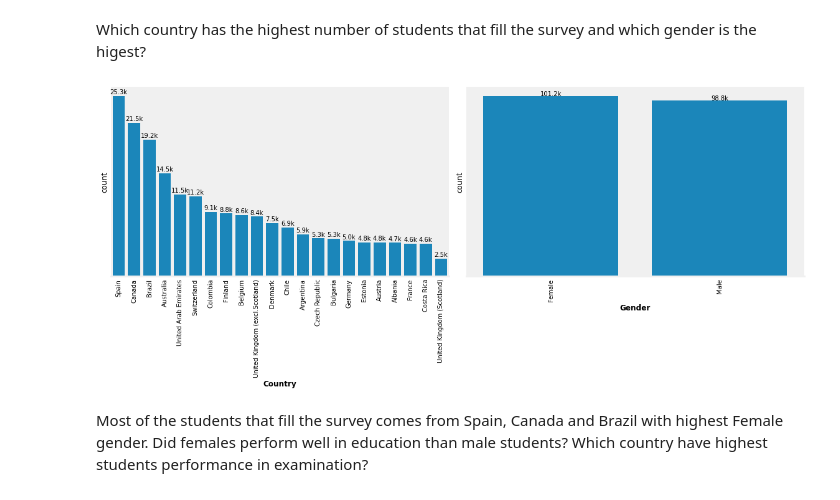
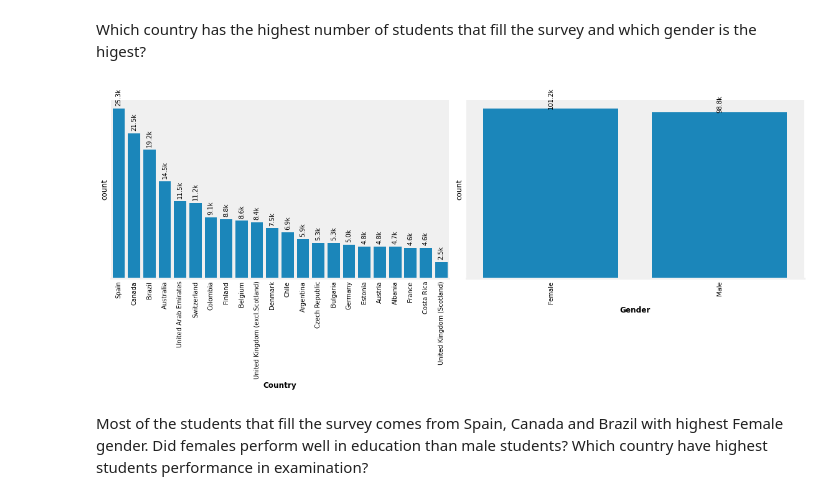
Before and after one commit to comsavvy/Students-Performance-Evaluation, a Jupyter notebook: Part_I_exploration_template.ipynb, the cells around one changed output. Drawn from its saved outputs; the diff is of its cells as text; code cells hidden in the pictures.

```diff
--- a/Part_I_exploration_template.ipynb
+++ b/Part_I_exploration_template.ipynb
@@ -496,7 +496,8 @@ Which country has the highest number of students that fill the survey and which
 # %%
 from typing import Iterable
 
-def count_dplot(cols: Iterable, plottype: sb=sb.countplot, nrows: int=1, ncols=2, usex: bool=True, figsize: tuple=(16, 7)):
+def count_dplot(cols: Iterable, plottype: sb=sb.countplot, nrows: int=1, ncols=2, usex: bool=True,
+                 figsize: tuple=(16, 7), annotr=0, tick_angle=90):
     """
         This function will plot the number of occurences in the given columns using count chart and annotate each bar
         using k to represent thousand.
@@ -504,27 +505,30 @@ def count_dplot(cols: Iterable, plottype: sb=sb.countplot, nrows: int=1, ncols=2
         usex is default to True, this is to show vertically or horizontally.
     """
     base_color = sb.color_palette()[0]
-    plt.figure(figsize=figsize)
+    fig, ax = plt.subplots(figsize=figsize)
     if usex:
         for i, x in enumerate(cols, 1):
             countv = pisa_df[x].value_counts()
             plt.subplot(nrows, ncols, i) #
             g = plottype(data=pisa_df, x=x, color=base_color, order=countv.index) # Plotting
             plt.xlabel(g.get_xlabel().replace("_", " ").title(), fontweight='bold') # Capitalize and bold the xlabel
-            locs, labels = plt.xticks(rotation=90) # Rotate xticks
+            locs, labels = plt.xticks(rotation=tick_angle) # Rotate xticks
             for loc, label in zip(locs, labels):
                 count = countv[label.get_text()] # Getting the count of each label
-                plt.text(loc, count+300, f'{round(count/1000, 1)}k', ha='center', color='black') # Annotating each bar with their count
+                plt.text(loc, count+6e2, f'{round(count/1000, 1)}k',
+                         ha='center', color='black', rotation=annotr) # Annotating each bar with their count
             g.set_yticks([])
             for i in ('right', 'left', 'top'):
                 g.spines[i].set_visible(False) # Turn off the chosen spines
         plt.tight_layout() # To avoid subplot overlapping
     else:
-        plottype(data=pisa_df, y=cols, color=base_color)
+        g = plottype(data=pisa_df, y=cols, color=base_color, ax=ax)
+        ax.bar_label(ax.containers[0], label_type='edge', rotation=annotr)
+        ax.spines['botton'].set_visible(False)
 # %%
-count_dplot(['country', 'gender'])
+count_dplot(['country', 'gender'], annotr=90)
 # %% [output]
-[figure, old version]
+[figure, new version]
 # %% [markdown]
 Most of the students that fill the survey comes from Spain, Canada and Brazil with highest Female gender. Did females perform well in education than male students? Which country have highest students performance in examination?
 # %% [markdown]
```
Also changed, not shown: parts of 43 cells of this notebook.
